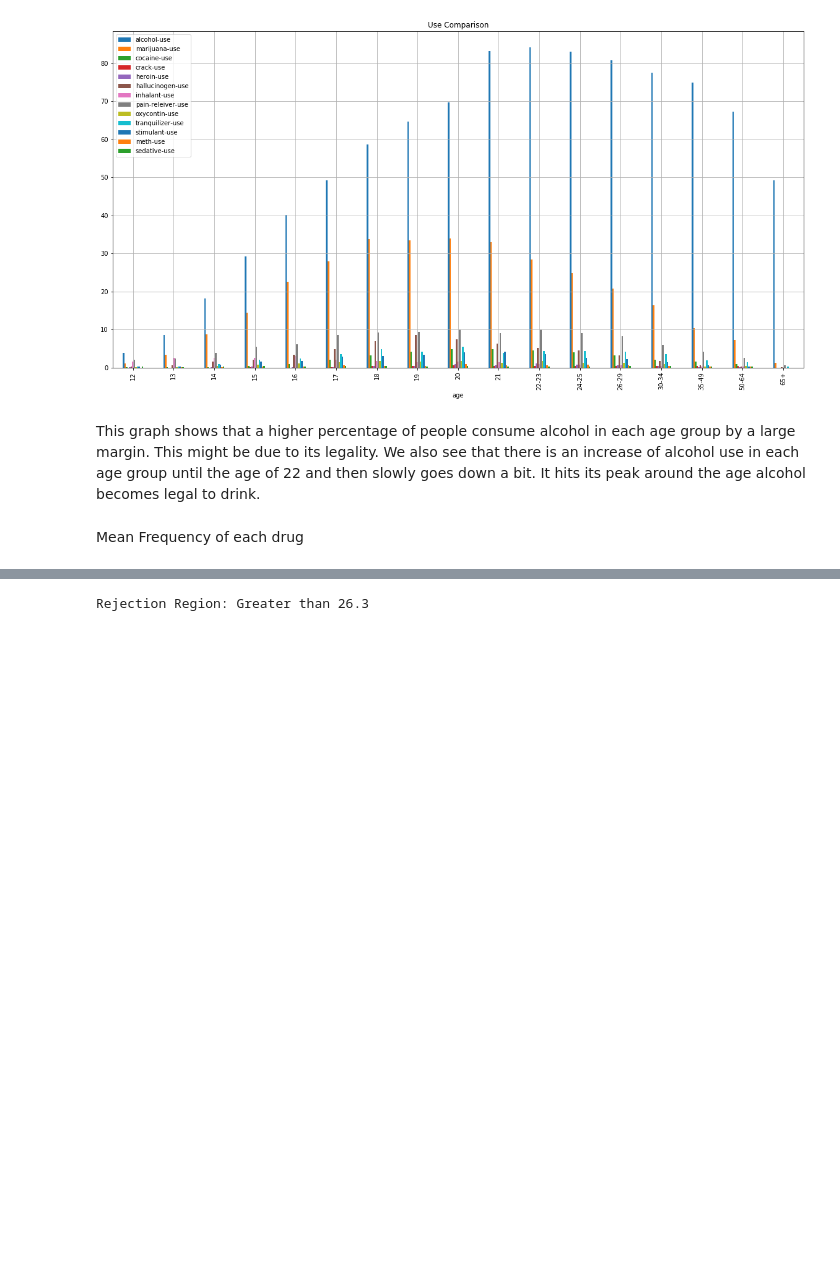
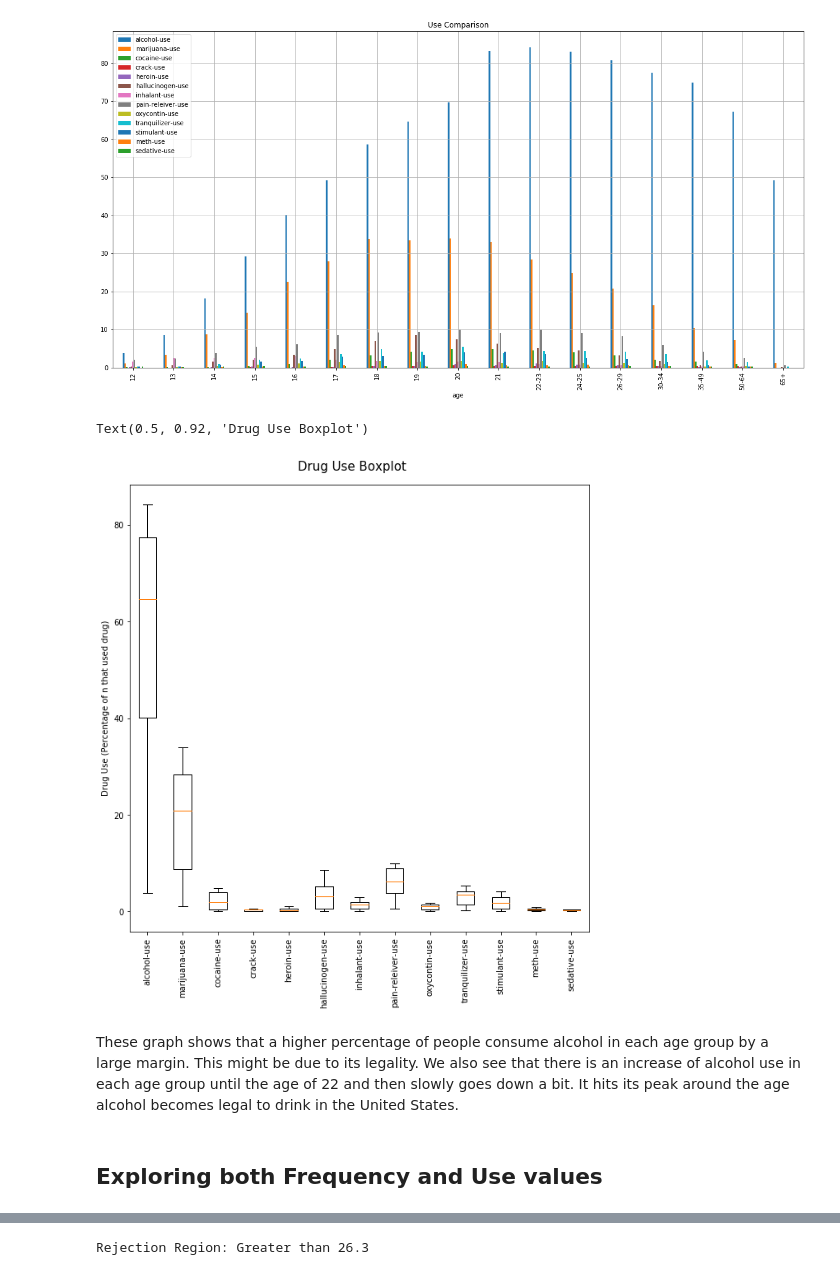
Before and after one commit to AlvarezKevin/fall_2019, a Jupyter notebook: project/Alvarez_Kevin_CSC217_Project.ipynb, the cells around one changed output, grey strips where cells are left out. Cells and saved outputs as stored; diff of their text form; code cells hidden in the pictures; blank space fills up the shorter version.

```diff
--- a/project/Alvarez_Kevin_CSC217_Project.ipynb
+++ b/project/Alvarez_Kevin_CSC217_Project.ipynb
@@ -62,7 +77,21 @@ data.plot(x='age',y = use_columns ,grid = True, kind='bar',title='Use Comparison
 # %% [output]
 <matplotlib.axes._subplots.AxesSubplot at 0x...>
 [figure]
+# %%
+fig = plt.figure(figsize=(10,10))
+boxplot_data = []
+ticks = []
+for index,col in enumerate(use_columns):
+    boxplot_data.append(data[col])
+    ticks.append(index + 1)
+plt.boxplot(boxplot_data)
+plt.xticks(ticks, use_columns,rotation=90)
+plt.ylabel("Drug Use (Percentage of n that used drug)")
+fig.suptitle("Drug Use Boxplot", fontsize=15, y=0.92)
+# %% [output]
+Text(0.5, 0.92, 'Drug Use Boxplot')
+[figure, added]
 # %% [markdown]
-This graph shows that a higher percentage of people consume alcohol in each age group by a large margin. This might be due to its legality. We also see that there is an increase of alcohol use in each age group until the age of 22 and then slowly goes down a bit. It hits its peak around the age alcohol becomes legal to drink.
+These graph shows that a higher percentage of people consume alcohol in each age group by a large margin. This might be due to its legality. We also see that there is an increase of alcohol use in each age group until the age of 22 and then slowly goes down a bit. It hits its peak around the age alcohol becomes legal to drink in the United States.
-# %% [markdown]
-Mean Frequency of each drug
+# %% [markdown]
+## Exploring both Frequency and Use values
```
Also changed, not shown: parts of 38 cells of this notebook, 1 other file.
